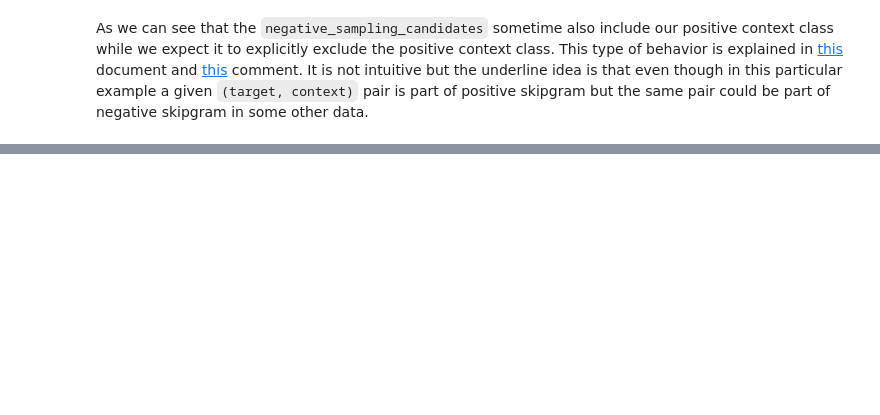
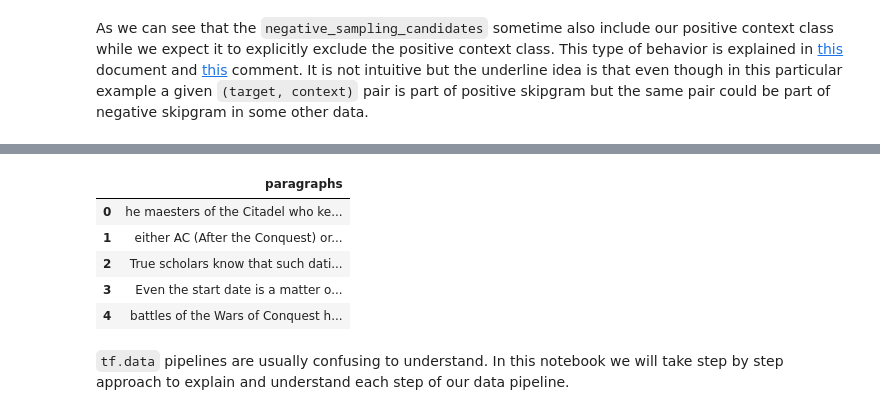
Before and after one commit to viralbthakar/CP8207-NLP-Assignments-Project, a Jupyter notebook: Assignment-2/src/Embedding Space Creation.ipynb, the cells around one changed output, grey strips where cells are left out. Drawn from its saved outputs; the diff is of its cells as text; code cells hidden in the pictures; blank space fills up the shorter version.

```diff
--- a/Assignment-2/src/Embedding Space Creation.ipynb
+++ b/Assignment-2/src/Embedding Space Creation.ipynb
@@ -277,0 +289,12 @@ tf.random.log_uniform_candidate_sampler(
+# %%
+book_df = book_df.drop(["id"], axis=1)
+book_df.head()
+# %% [output]
+|  | paragraphs |
+| 0 | he maesters of the Citadel who ke... |
+| 1 | either AC (After the Conquest) or... |
+| 2 | True scholars know that such dati... |
+| 3 | Even the start date is a matter o... |
+| 4 | battles of the Wars of Conquest h... |
+# %% [markdown]
+`tf.data` pipelines are usually confusing to understand. In this notebook we will take step by step approach to explain and understand each step of our data pipeline.
```
Also changed, not shown: parts of 37 cells of this notebook, 4 other files.
